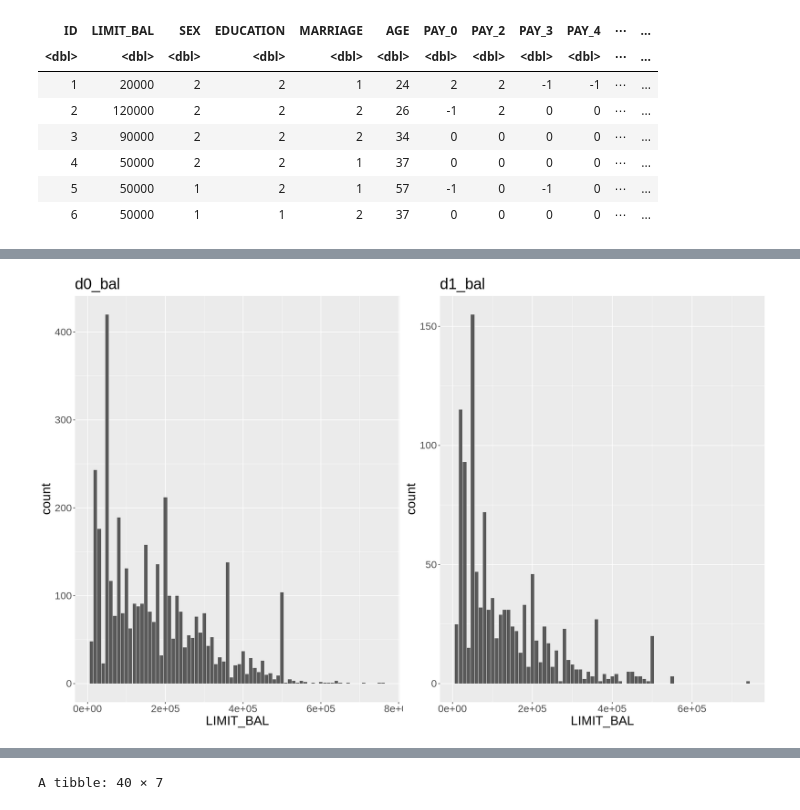
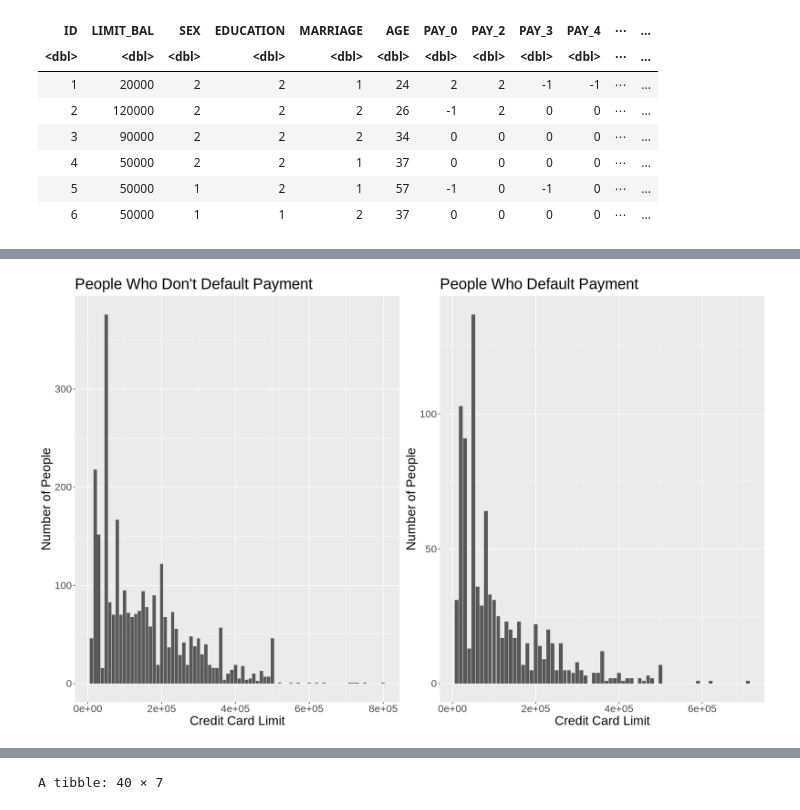
Before and after one commit to berkaytacar/Credit-Default-Predictor-Project, a Jupyter notebook: data_test.ipynb, the cells around one changed output, grey strips where cells are left out. Saved outputs shown, nothing was run; the diff lists cells and outputs as text; code cells hidden in the pictures.

```diff
--- a/data_test.ipynb
+++ b/data_test.ipynb
@@ -82,16 +45,11 @@ A tibble: 14030 × 25
 # %%
-set.seed(19)
-rows <- sample(nrow(cd))
-df <- cd[rows, ]
-cd_5000 <- slice(df, 1:5000) %>%
-rename(default_nm = default.payment.next.month) %>%
-mutate(default_nm = as_factor(default_nm)) %>%
-mutate(usage_cdt = ((BILL_AMT1 + BILL_AMT2 + BILL_AMT3 + BILL_AMT4 + BILL_AMT5 + BILL_AMT6)/6)/LIMIT_BAL) %>%
-mutate(pmt = ((PAY_AMT1 + PAY_AMT2 + PAY_AMT3 + PAY_AMT4 + PAY_AMT5 + PAY_AMT6)/6)/LIMIT_BAL) %>%
-mutate(diff_usage_pmt = usage_cdt - pmt)
-cd_5000
+rows <- sample(nrow(cd_university))
+df <- cd_university[rows, ]
 
-d1 <- filter(cd_5000, default_nm == 1)
-
-d0 <- filter(cd_5000, default_nm ==0)
+cd_5000_init <- slice(df, 1:5000) %>%
+        rename(default_nm = default.payment.next.month) %>%
+        mutate(default_nm = as_factor(default_nm)) %>%
+        mutate(pay_avg = (PAY_AMT1 + PAY_AMT2 + PAY_AMT3 + PAY_AMT4 + PAY_AMT5 + PAY_AMT6)/6) %>%
+        mutate(bill_avg = (BILL_AMT1 + BILL_AMT2 + BILL_AMT3 + BILL_AMT4 + BILL_AMT5 + BILL_AMT6))
+head(cd_5000_init)
 # %% [output]
@@ -129,0 +65,14 @@ plot_grid(d0_ed, d1_ed)
+# %%
+cd_split <- initial_split(cd_5000_init, prop=0.75, strata=default_nm)
+cd_training <- training(cd_split)
+cd_testing <- testing(cd_split)
+# %%
+cd_5000 <- cd_training %>%
+        mutate(payment_to_bill_ratio = pay_avg/bill_avg) %>%
+        mutate(usage_cdt = bill_avg/LIMIT_BAL) %>% # to see how much of their balance they use
+        mutate(pmt = pay_avg/LIMIT_BAL) %>% # to see how much of their balance they pay
+        mutate(diff_usage_pmt = usage_cdt - pmt)
+head(cd_5000)
+d1 <- filter(cd_5000, default_nm == 1)
+
+d0 <- filter(cd_5000, default_nm ==0)
@@ -130,19 +208,20 @@ plot_grid(d0_ed, d1_ed)
 # %%
 options(repr.plot.width = 16, repr.plot.height = 10)
 
 d1_bal <- d1 %>%
 ggplot(aes(x=LIMIT_BAL)) +
 geom_bar() +
-ggtitle("d1_bal") +
-
+ggtitle("People Who Default Payment") +
+labs(x = "Credit Card Limit", y = "Number of People")+
 theme(text = element_text(size = 20))
 
 d0_bal <- d0 %>%
 ggplot(aes(x=LIMIT_BAL)) +
 geom_bar() +
-ggtitle("d0_bal") +
+ggtitle("People Who Don't Default Payment") +
+labs(x = "Credit Card Limit", y = "Number of People")+
 theme(text = element_text(size = 20))
 
 plot_grid(d0_bal, d1_bal)
 # %% [output]
-[figure, old version]
+[figure, new version]
```
Also changed, not shown: parts of 18 cells of this notebook, 1 other file.
